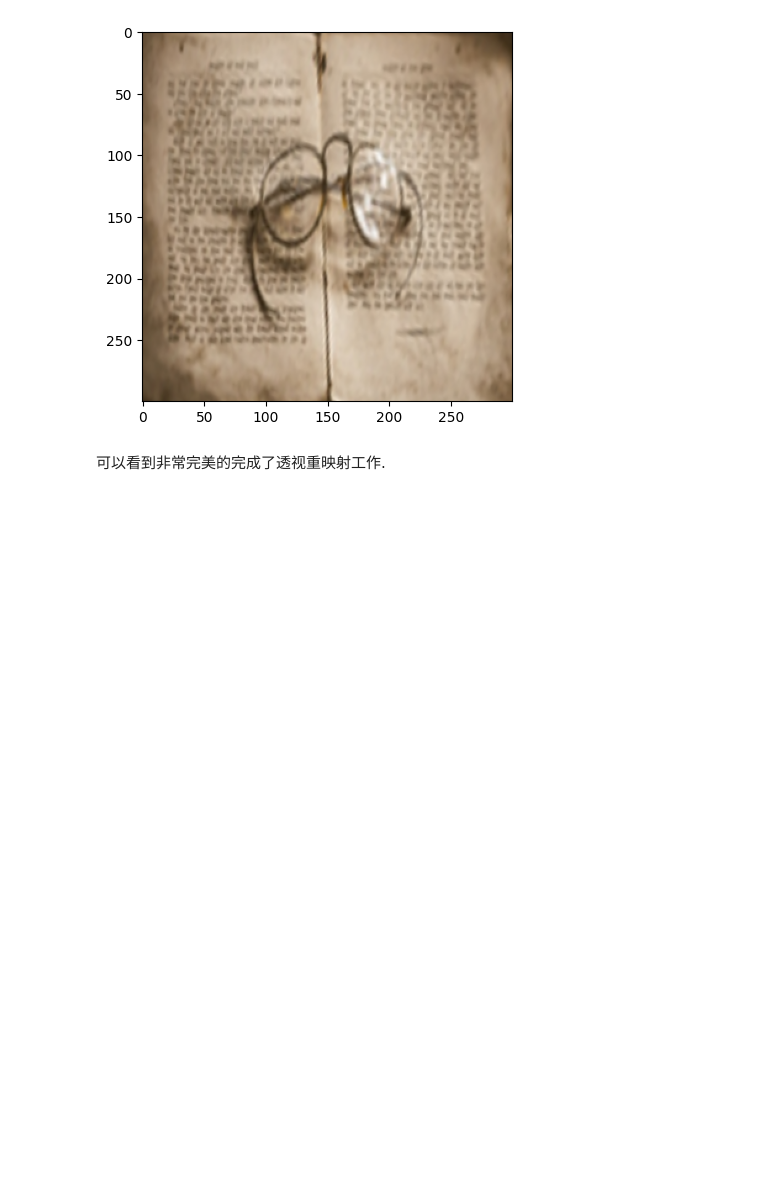
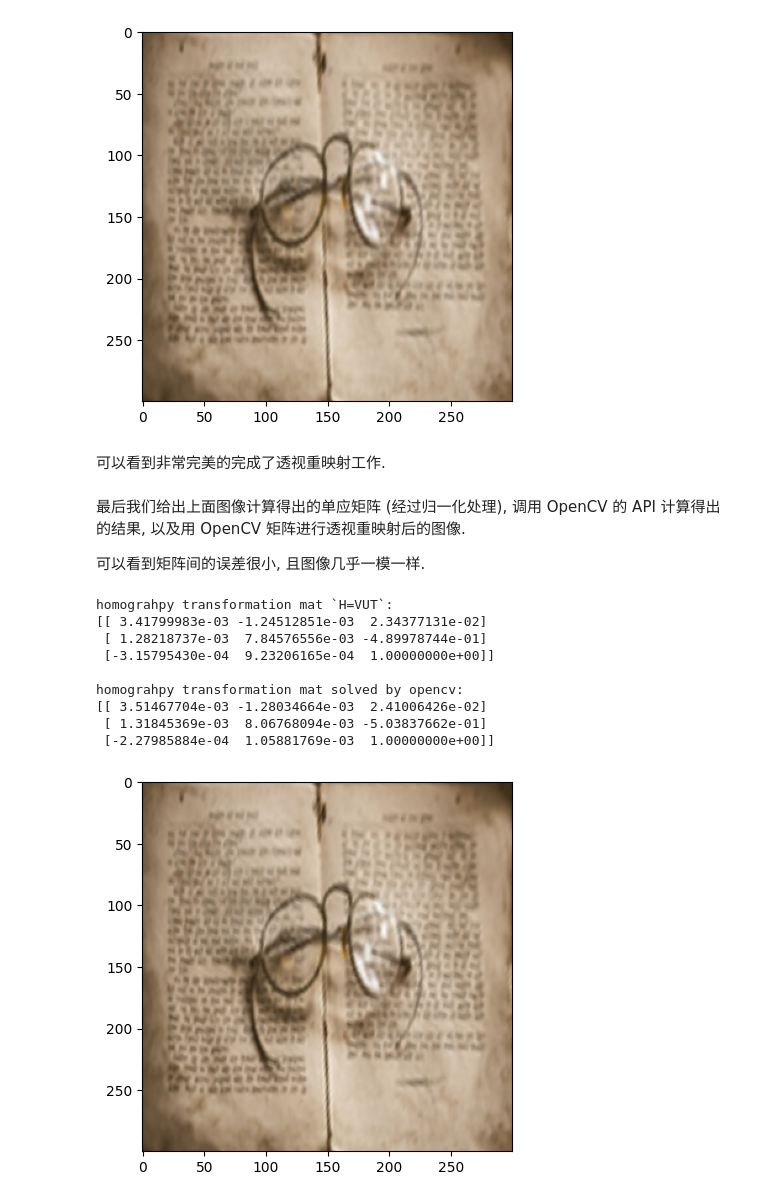
Before and after one commit to EiEddie-s-Mind/visual, a Jupyter notebook: perspective_remap.ipynb, the cells around one changed output. Saved outputs shown, nothing was run; the diff lists cells and outputs as text; code cells hidden in the pictures; blank space fills up the shorter version.

Commit message:
feat: 完整矩阵并与 OpenCV 对比

```diff
--- a/perspective_remap.ipynb
+++ b/perspective_remap.ipynb
@@ -357,3 +357,32 @@ map [1.11 0.89 1.00] to [0.99 0.99 0.97]
 [figure]
 # %% [markdown]
 可以看到非常完美的完成了透视重映射工作.
+# %% [markdown]
+最后我们给出上面图像计算得出的单应矩阵 (经过归一化处理), 调用 OpenCV 的 API 计算得出的结果,
+以及用 OpenCV 矩阵进行透视重映射后的图像.
+
+可以看到矩阵间的误差很小, 且图像几乎一模一样.
+# %%
+H = V@U@T
+H *= 1./H[-1, -1]
+print(f"homograhpy transformation mat `H=VUT`:\n{H}\n")
+
+dst = np.array([[0, 0],
+                [0, 1],
+                [1, 1],
+                [1, 0]], dtype=np.float32)
+HH = cv.getPerspectiveTransform(rect_points.astype(np.float32), dst)
+print(f"homograhpy transformation mat solved by opencv:\n{HH}\n")
+
+imshow(cv.warpPerspective(original, s@H, (img_scale,img_scale)))
+# %% [output]
+homograhpy transformation mat `H=VUT`:
+[[ 3.41799983e-03 -1.24512851e-03  2.34377131e-02]
+ [ 1.28218737e-03  7.84576556e-03 -4.89978744e-01]
+ [-3.15795430e-04  9.23206165e-04  1.00000000e+00]]
+
+homograhpy transformation mat solved by opencv:
+[[ 3.51467704e-03 -1.28034664e-03  2.41006426e-02]
+ [ 1.31845369e-03  8.06768094e-03 -5.03837662e-01]
+ [-2.27985884e-04  1.05881769e-03  1.00000000e+00]]
+[figure, added]
```
Also changed, not shown: parts of 1 cell of this notebook.
